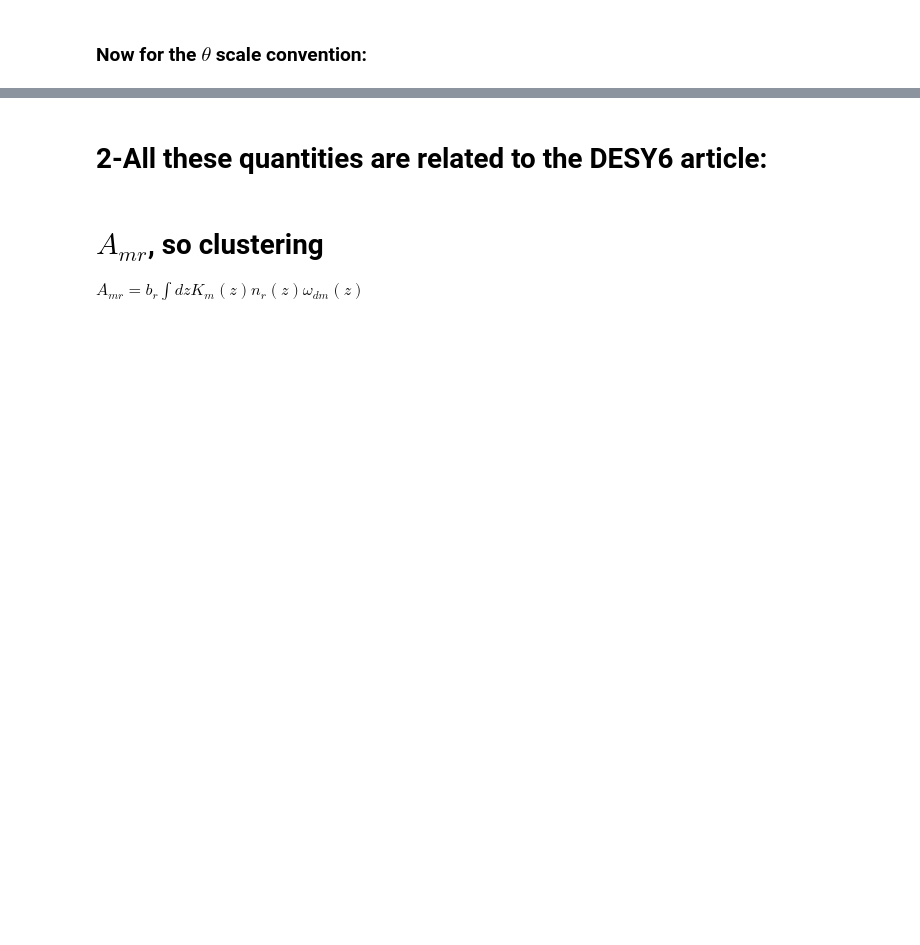
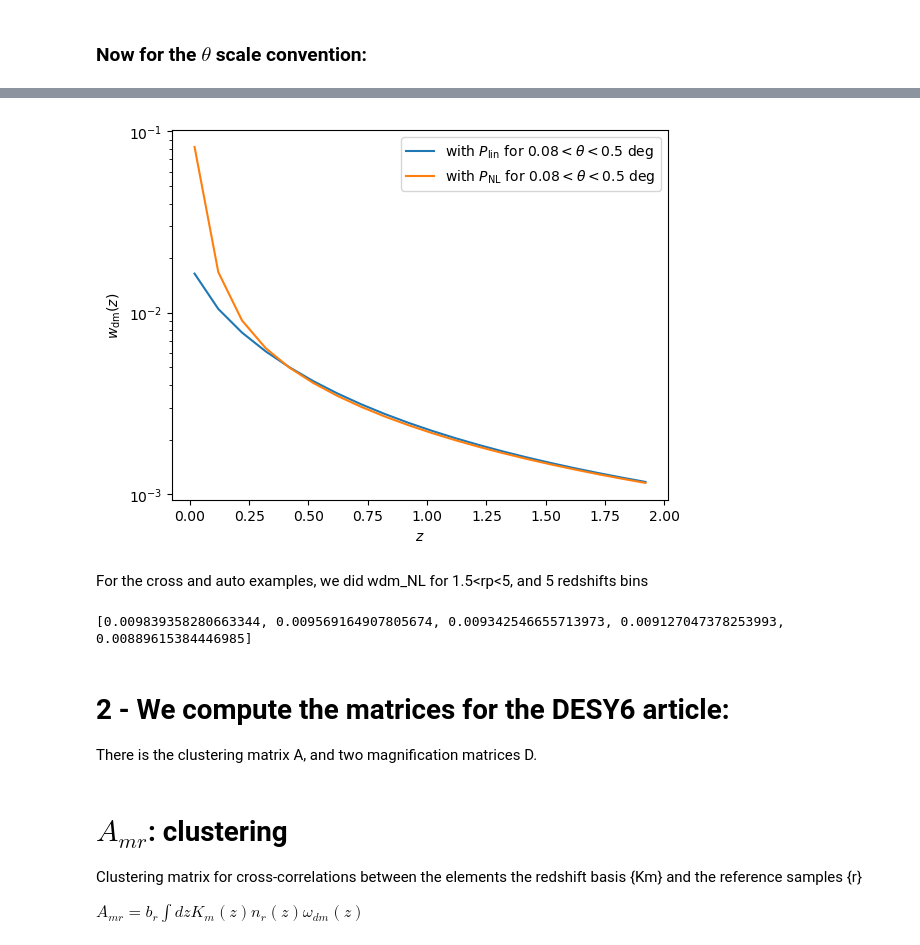
Before and after one commit to wdassignies/Clustering_z, a Jupyter notebook: w_dm_Cz.ipynb, the cells around one changed output, grey strips where cells are left out. Drawn from its saved outputs; the diff is of its cells as text; code cells hidden in the pictures; blank space fills up the shorter version.

```diff
--- a/w_dm_Cz.ipynb
+++ b/w_dm_Cz.ipynb
@@ -101,18 +121,19 @@ print(W_dm_nl)
 ### Now for the $\theta$ scale convention:
 # %%
 def xi_dm_theta(theta,z, typ):
+    '''same as before for theta instead of rp'''
     Hz=100*h*ccl.background.h_over_h0(cosmo,a=1/(1+z))
-    #theta = rp/chi(z)*360/(2*math.pi)#in degree
 
     if typ=='linear':
         Plin_ell = [Plin(l,z) for l in Ell]
-        return Hz/c_ls/chi(z)**2*ccl.correlations.correlation(cosmo,Ell,Plin_ell,theta,type='NN',method='Legendre')
+        return Hz/c_ls/chi(z)**2*ccl.correlations.correlation(cosmo,ell=Ell,C_ell=Plin_ell,theta=theta,type='NN',method='Legendre')
 
     if typ=='NL':
         PNL_ell = [PNL(l,z) for l in Ell]
-        return Hz/c_ls/chi(z)**2*ccl.correlations.correlation(cosmo,Ell,PNL_ell,theta,type='NN',method='Legendre')
+        return Hz/c_ls/chi(z)**2*ccl.correlations.correlation(cosmo,ell=Ell,C_ell=PNL_ell,theta=theta,type='NN',method='Legendre')
 
 def w_dm_theta(z,typ):
+    '''same as before for theta instead of rp'''
     Hz=100*h*ccl.background.h_over_h0(cosmo,a=1/(1+z))
     if typ=='linear':
         P_delta = [Plin(l,z) for l in Ell]
@@ -124,11 +145,8 @@ def w_dm_theta(z,typ):
         return theta**alpha
     norm=quad(Wtheta,theta_min, theta_max,epsrel=10**(-6),epsabs=10**(-6),limit=nlim)[0]
 
-
     def xi_dm_int(theta):
-
-        #theta = rp/chi(z)*360/(2*math.pi)#in degree
-        return Hz/c_ls/chi(z)**2*ccl.correlations.correlation(cosmo,Ell,P_delta,theta,type='NN',method='Legendre')
+        return Hz/c_ls/chi(z)**2*ccl.correlations.correlation(cosmo,ell=Ell,C_ell=P_delta,theta=theta,type='NN',method='Legendre')
 
     def Integ(theta):
         return Wtheta(theta)/norm*xi_dm_int(theta)
@@ -150,5 +166,0 @@ print(W_dm_nl)
-# %%
-zmin=0.02
-Zlist=[zmin+i/100 for i in range(220)]
-W_dm_lin=[w_dm(z,typ='linear') for z in Zlist]
-W_dm_NL=[w_dm(z,typ='NL') for z in Zlist]
@@ -161,7 +167,30 @@ plt.plot(Zlist,W_dm_NL)
+# %%
+plt.figure(dpi=100)
+plt.plot(Zlist,W_dm_lin_theta,label=r'with $P_{\rm lin}$ for ' +str(round(theta_min,2))+r'$<\theta<$'+str(round(theta_max,2))+' deg')
+plt.plot(Zlist,W_dm_NL_theta,label=r'with $P_{\rm NL}$ for ' +str(round(theta_min,2))+r'$<\theta<$'+str(round(theta_max,2))+' deg')
+plt.xlabel('$z$')
+plt.ylabel(r'$w_{\rm dm}(z)$')
+plt.legend()
+plt.yscale('log')
+# %% [output]
+[figure, added]
+# %% [markdown]
+For the cross and auto examples, we did wdm_NL for 1.5<rp<5, and 5 redshifts bins
+# %%
+z_examples=np.array([0.625+0.05*i for i in range(5)])
+rp_min=1.5#Mpc!
+rp_max=5 #Mpc!
+alpha=-1
+
+print([w_dm(z,typ='NL') for z in z_examples])
+# %% [output]
+[0.009839358280663344, 0.009569164907805674, 0.009342546655713973, 0.009127047378253993, 0.00889615384446985]
 # %% [markdown]
-# 2-All these quantities are related to the DESY6 article:
+# 2 - We compute the matrices for the  DESY6 article:
+There is the clustering matrix A, and two magnification matrices D.
 # %% [markdown]
-# $A_{mr}$, so clustering
+# $A_{mr}$: clustering
+Clustering matrix for cross-correlations between the elements the redshift basis {Km} and the reference samples {r}
 
 $A_{mr}=b_r \int dz K_m(z)n_r(z)\omega_{dm}(z)$
 # %%
```
Also changed, not shown: parts of 26 cells of this notebook.
